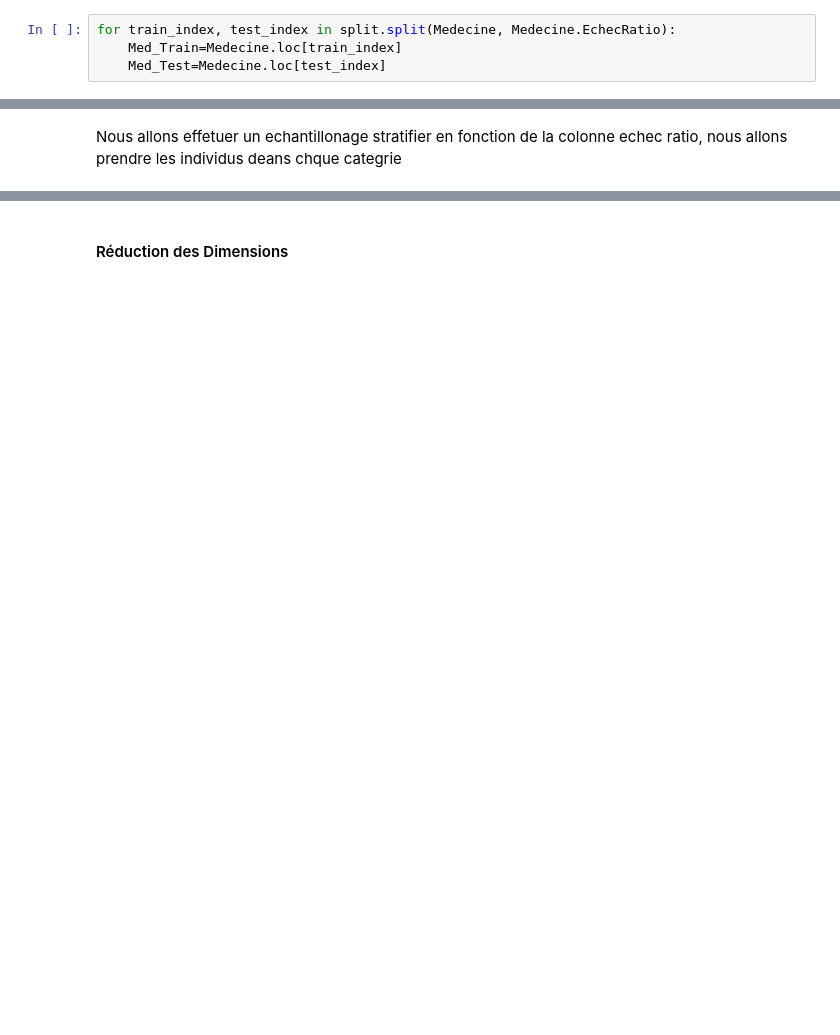
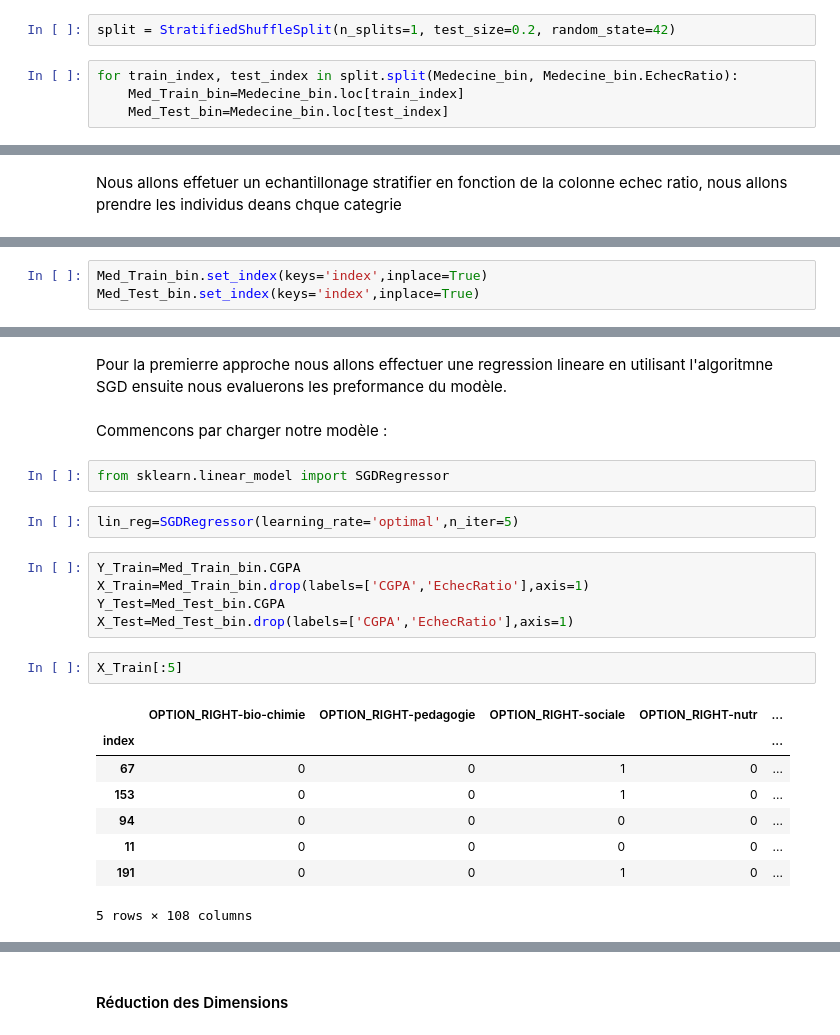
Before and after one commit to espoirMur/Student-Grade-Predictor, a Jupyter notebook: notebook/PredictiveModelBuilding.ipynb, the cells around one changed output, grey strips where cells are left out. Cells and saved outputs as stored; diff of their text form; blank space fills up the shorter version.

```diff
--- a/notebook/PredictiveModelBuilding.ipynb
+++ b/notebook/PredictiveModelBuilding.ipynb
@@ -456,6 +458,8 @@ Medecine.reset_index(inplace=True)
 # %%
 from sklearn.model_selection import StratifiedShuffleSplit
+# %%
+split = StratifiedShuffleSplit(n_splits=1, test_size=0.2, random_state=42)
 # %%
-for train_index, test_index in split.split(Medecine, Medecine.EchecRatio):
-    Med_Train=Medecine.loc[train_index]
-    Med_Test=Medecine.loc[test_index]
+for train_index, test_index in split.split(Medecine_bin, Medecine_bin.EchecRatio):
+    Med_Train_bin=Medecine_bin.loc[train_index]
+    Med_Test_bin=Medecine_bin.loc[test_index]
@@ -475,0 +498,3 @@ Medecine_Train=Medecine.loc[]
+# %%
+Med_Train_bin.set_index(keys='index',inplace=True)
+Med_Test_bin.set_index(keys='index',inplace=True)
@@ -475,0 +527,24 @@ Medecine_Train=Medecine.loc[]
+# %% [markdown]
+Pour la premierre approche nous allons effectuer une regression lineare en utilisant l'algoritmne SGD ensuite nous evaluerons les preformance du modèle.
+# %% [markdown]
+Commencons par charger notre modèle :
+# %%
+from sklearn.linear_model import SGDRegressor
+# %%
+lin_reg=SGDRegressor(learning_rate='optimal',n_iter=5)
+# %%
+Y_Train=Med_Train_bin.CGPA
+X_Train=Med_Train_bin.drop(labels=['CGPA','EchecRatio'],axis=1)
+Y_Test=Med_Test_bin.CGPA
+X_Test=Med_Test_bin.drop(labels=['CGPA','EchecRatio'],axis=1)
+# %%
+X_Train[:5]
+# %% [output]
+|  | OPTION_RIGHT-bio-chimie | OPTION_RIGHT-pedagogie | OPTION_RIGHT-sociale | OPTION_RIGHT-nutr | ... |
+| index |  |  |  |  | ... |
+| 67 | 0 | 0 | 1 | 0 | ... |
+| 153 | 0 | 0 | 1 | 0 | ... |
+| 94 | 0 | 0 | 0 | 0 | ... |
+| 11 | 0 | 0 | 0 | 0 | ... |
+| 191 | 0 | 0 | 1 | 0 | ... |
+5 rows × 108 columns
```
Also changed, not shown: parts of 320 cells of this notebook, 3 other files.
